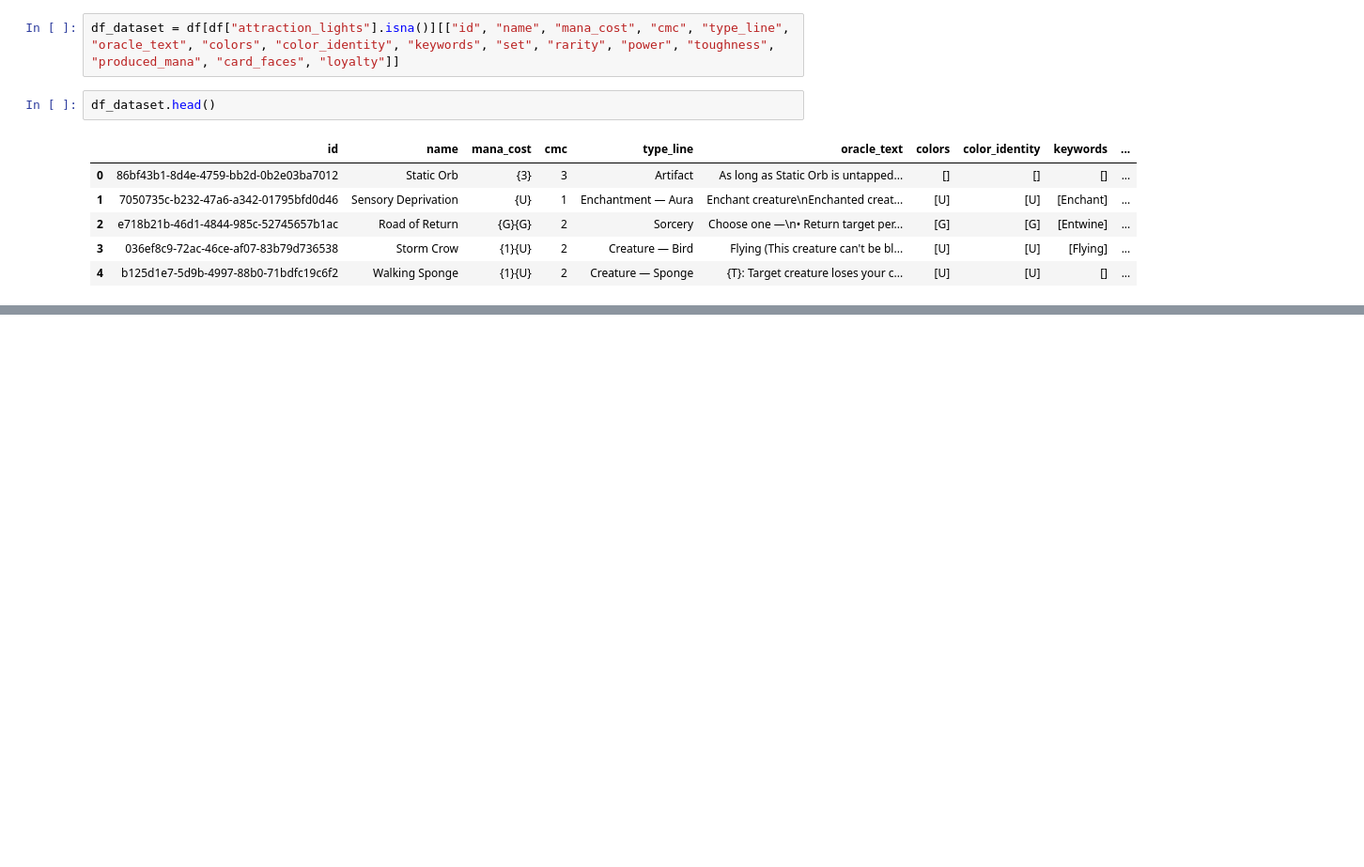
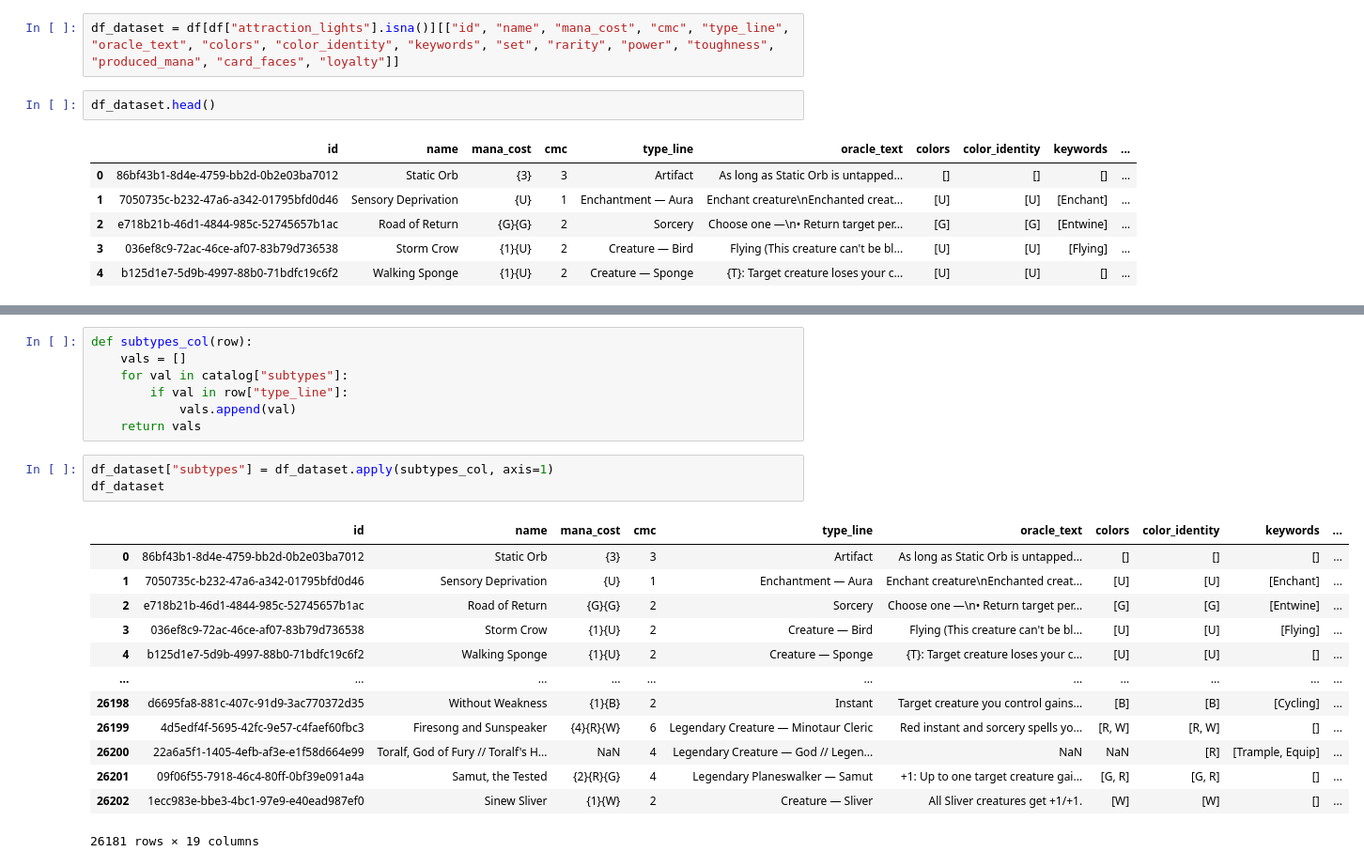
Before and after one commit to greead/mtg-similarity-model, a Jupyter notebook: sim_model.ipynb, the cells around one changed output, grey strips where cells are left out. Shown at 94% size. Cells and saved outputs as stored; diff of their text form; blank space fills up the shorter version.

```diff
--- a/sim_model.ipynb
+++ b/sim_model.ipynb
@@ -163,0 +235,24 @@ df_dataset.head()
+# %%
+def subtypes_col(row):
+    vals = []
+    for val in catalog["subtypes"]:
+        if val in row["type_line"]:
+            vals.append(val)
+    return vals
+# %%
+df_dataset["subtypes"] = df_dataset.apply(subtypes_col, axis=1)
+df_dataset
+# %% [output]
+|  | id | name | mana_cost | cmc | type_line | oracle_text | colors | color_identity | keywords | ... |
+| 0 | 86bf43b1-8d4e-4759-bb2d-0b2e03ba7012 | Static Orb | {3} | 3 | Artifact | As long as Static Orb is untapped... | [] | [] | [] | ... |
+| 1 | 7050735c-b232-47a6-a342-01795bfd0d46 | Sensory Deprivation | {U} | 1 | Enchantment — Aura | Enchant creature\nEnchanted creat... | [U] | [U] | [Enchant] | ... |
+| 2 | e718b21b-46d1-4844-985c-52745657b1ac | Road of Return | {G}{G} | 2 | Sorcery | Choose one —\n• Return target per... | [G] | [G] | [Entwine] | ... |
+| 3 | 036ef8c9-72ac-46ce-af07-83b79d736538 | Storm Crow | {1}{U} | 2 | Creature — Bird | Flying (This creature can't be bl... | [U] | [U] | [Flying] | ... |
+| 4 | b125d1e7-5d9b-4997-88b0-71bdfc19c6f2 | Walking Sponge | {1}{U} | 2 | Creature — Sponge | {T}: Target creature loses your c... | [U] | [U] | [] | ... |
+| ... | ... | ... | ... | ... | ... | ... | ... | ... | ... | ... |
+| 26198 | d6695fa8-881c-407c-91d9-3ac770372d35 | Without Weakness | {1}{B} | 2 | Instant | Target creature you control gains... | [B] | [B] | [Cycling] | ... |
+| 26199 | 4d5edf4f-5695-42fc-9e57-c4faef60fbc3 | Firesong and Sunspeaker | {4}{R}{W} | 6 | Legendary Creature — Minotaur Cleric | Red instant and sorcery spells yo... | [R, W] | [R, W] | [] | ... |
+| 26200 | 22a6a5f1-1405-4efb-af3e-e1f58d664e99 | Toralf, God of Fury // Toralf's H... | NaN | 4 | Legendary Creature — God // Legen... | NaN | NaN | [R] | [Trample, Equip] | ... |
+| 26201 | 09f06f55-7918-46c4-80ff-0bf39e091a4a | Samut, the Tested | {2}{R}{G} | 4 | Legendary Planeswalker — Samut | +1: Up to one target creature gai... | [G, R] | [G, R] | [] | ... |
+| 26202 | 1ecc983e-bbe3-4bc1-97e9-e40ead987ef0 | Sinew Sliver | {1}{W} | 2 | Creature — Sliver | All Sliver creatures get +1/+1. | [W] | [W] | [] | ... |
+26181 rows × 19 columns
```
Also changed, not shown: parts of 10 cells of this notebook.
